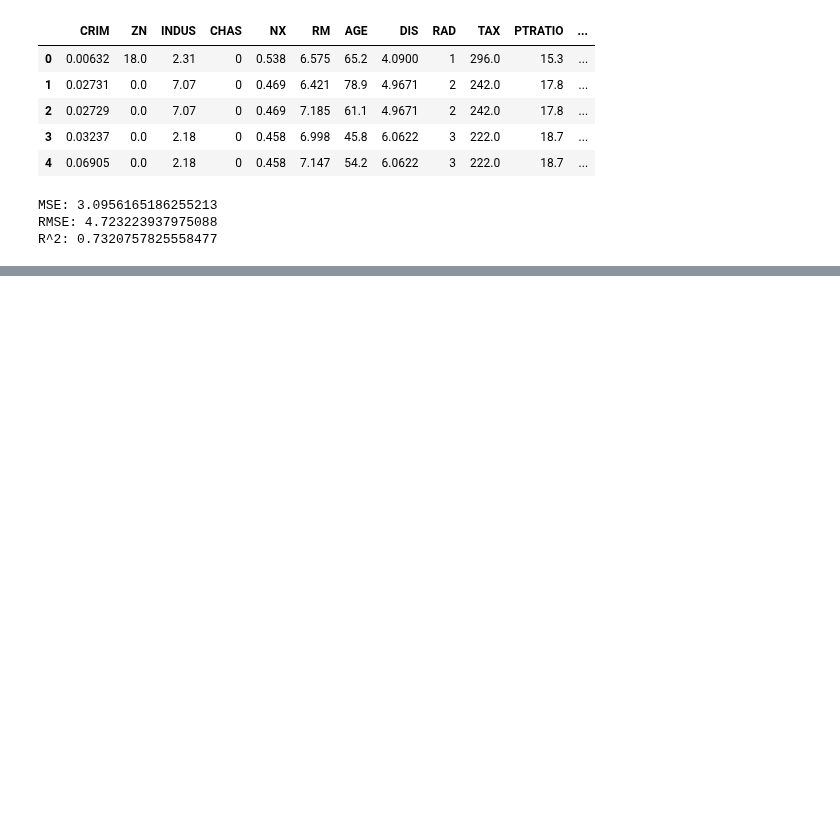
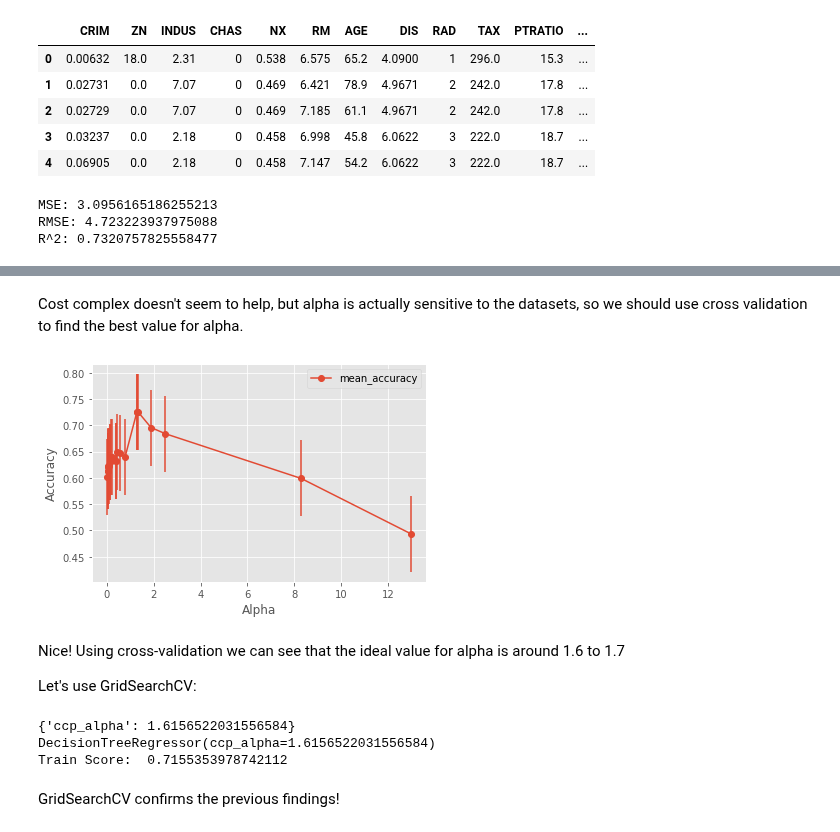
Before and after one commit to rmarinplana/personalProjects, a Jupyter notebook: supervised_learning_study.ipynb, the cells around one changed output, grey strips where cells are left out. Cells and saved outputs as stored; diff of their text form; code cells hidden in the pictures; blank space fills up the shorter version.

```diff
--- a/supervised_learning_study.ipynb
+++ b/supervised_learning_study.ipynb
@@ -567,0 +603,42 @@ R^2: 0.7320757825558477
+# %% [markdown]
+Cost complex doesn't seem to help, but alpha is actually sensitive to the datasets, so we should use cross validation to find the best value for alpha.
+# %%
+alpha_loop_values = []
+
+for ccp_alpha in ccp_alphas:
+    dt = DecisionTreeRegressor(random_state=0, ccp_alpha=ccp_alpha)
+    scores = cross_val_score(dt, X_train, y_train, cv=5)
+    alpha_loop_values.append([ccp_alpha, np.mean(scores), np.std(test_scores)])
+
+alpha_results = pd.DataFrame(alpha_loop_values, columns=["alpha", "mean_accuracy", "std"])
+
+alpha_results.plot(x="alpha", y="mean_accuracy", yerr="std", marker="o")
+plt.xlabel("Alpha")
+plt.ylabel("Accuracy")
+plt.show()
+# %% [output]
+[figure, added]
+# %% [markdown]
+Nice! Using cross-validation we can see that the ideal value for alpha is around 1.6 to 1.7
+
+Let's use GridSearchCV:
+# %%
+from sklearn.model_selection import GridSearchCV
+
+path = dt.cost_complexity_pruning_path(X_train, y_train)
+ccp_alphas = path.ccp_alphas
+ccp_alphas = ccp_alphas[:-1]
+
+param_grid = {'ccp_alpha': ccp_alphas}
+dt_grid = GridSearchCV(DecisionTreeRegressor(), param_grid=param_grid, cv=5, verbose=0)
+dt_grid.fit(X_train, y_train)
+
+print(dt_grid.best_params_)
+print(dt_grid.best_estimator_)
+print("Train Score: ", dt_grid.best_score_)
+# %% [output]
+{'ccp_alpha': 1.6156522031556584}
+DecisionTreeRegressor(ccp_alpha=1.6156522031556584)
+Train Score:  0.7155353978742112
+# %% [markdown]
+GridSearchCV confirms the previous findings!
```
Also changed, not shown: parts of 2 cells of this notebook.
